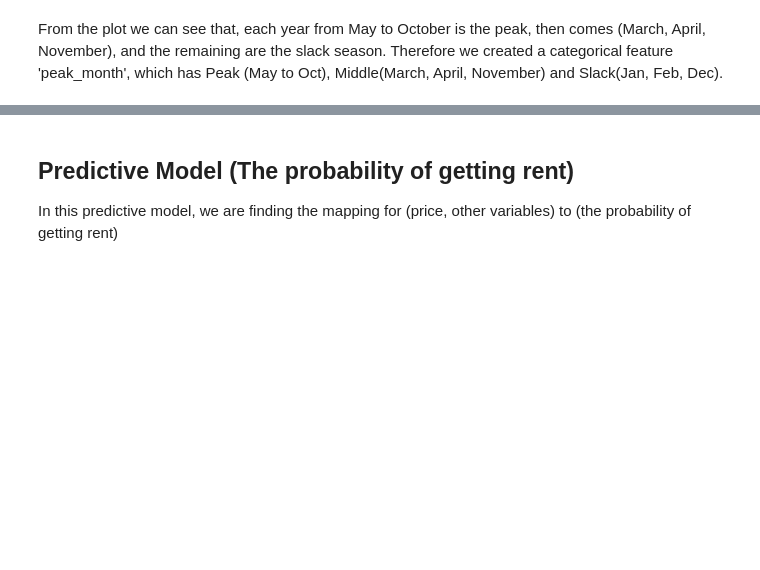
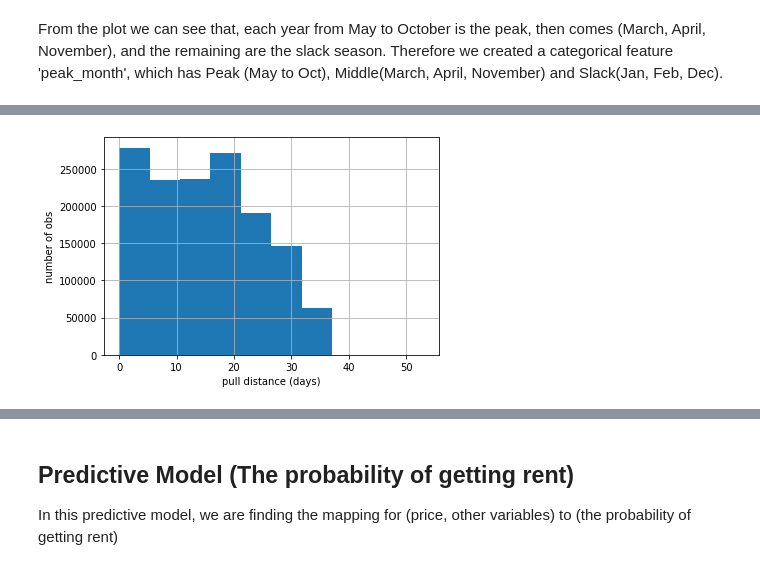
Before and after one commit to YimingXu1213/AirbnbPricing, a Jupyter notebook: Model/EDA_baselineModel.ipynb, the cells around one changed output, grey strips where cells are left out. Cells and saved outputs as stored; diff of their text form; code cells hidden in the pictures; blank space fills up the shorter version.

```diff
--- a/Model/EDA_baselineModel.ipynb
+++ b/Model/EDA_baselineModel.ipynb
@@ -121,0 +157,6 @@ df_clean['peak_month'] = df_clean['month'].apply(classify_month)
+# %%
+df_clean['pull_distance'].hist()
+plt.xlabel('pull distance (days)')
+plt.ylabel('number of obs');
+# %% [output]
+[figure, added]
```
Also changed, not shown: parts of 21 cells of this notebook.
